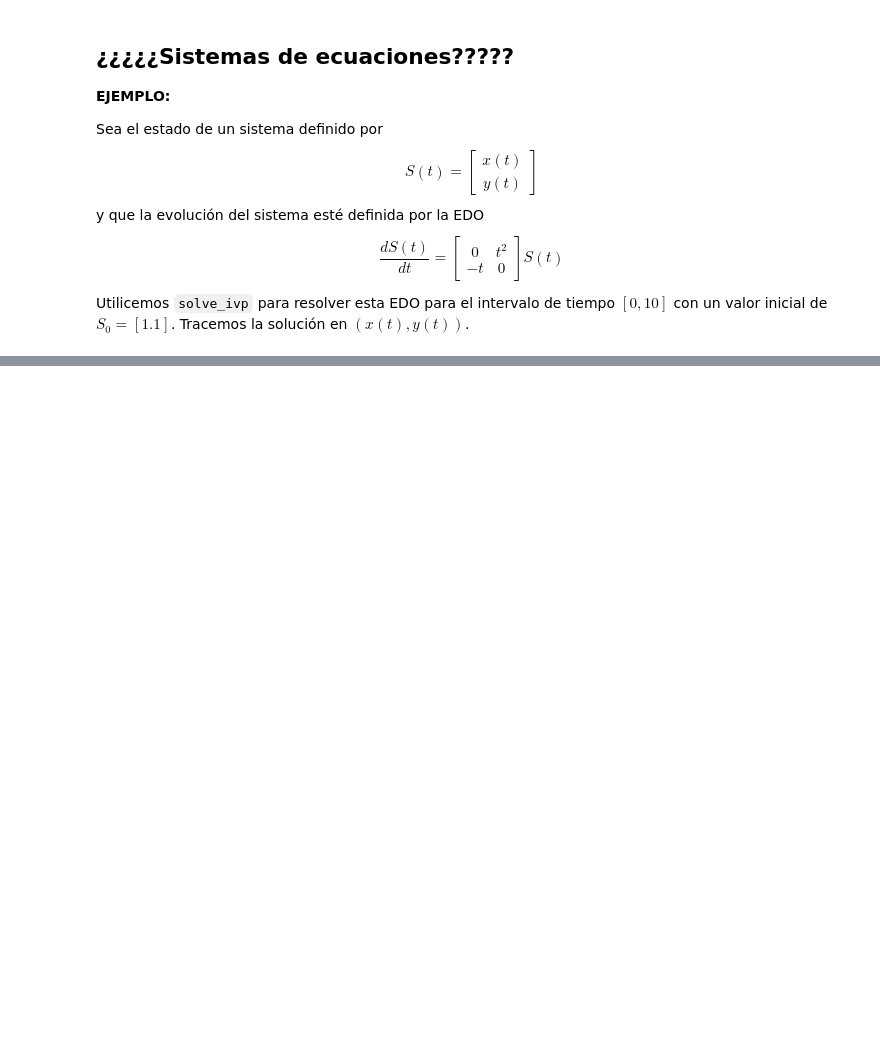
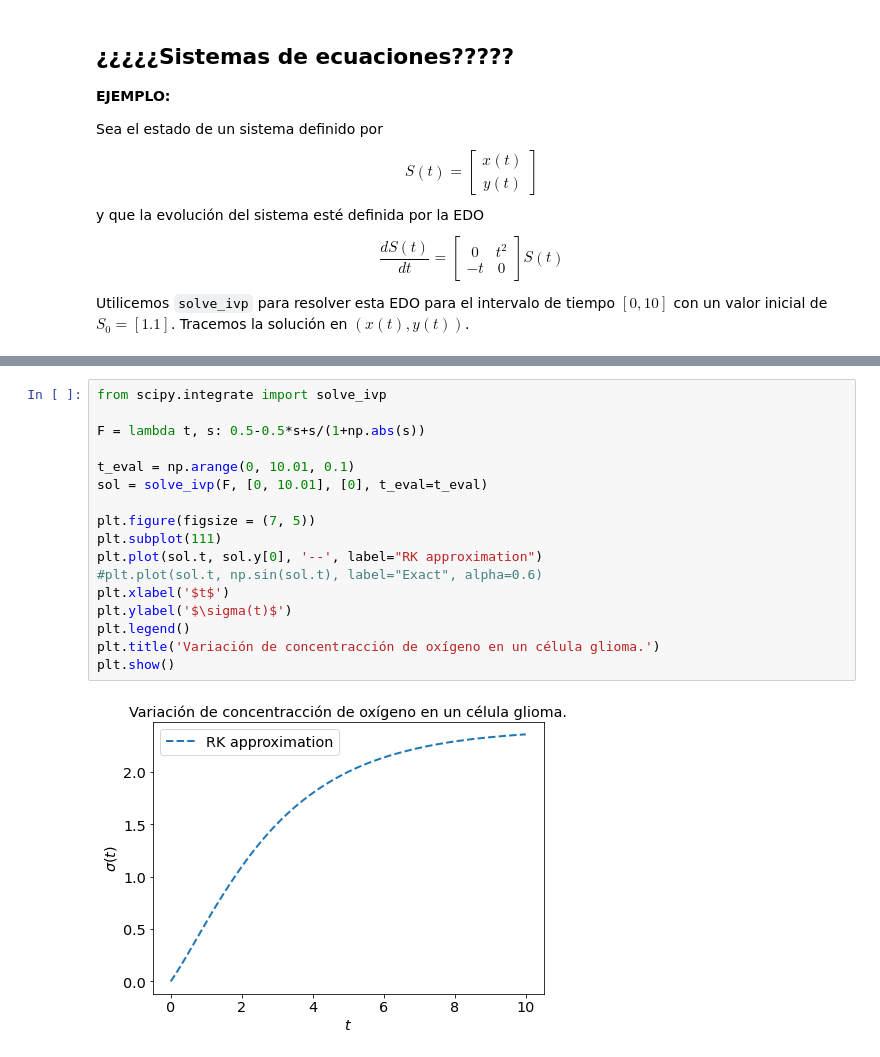
Before and after one commit to LeonardoLopez2218061/ModeladoMatematicoII_LEO, a Jupyter notebook: Notebooks/ODEs_inicial_value_problems.ipynb, the cells around one changed output, grey strips where cells are left out. Saved outputs shown, nothing was run; the diff lists cells and outputs as text; blank space fills up the shorter version.

```diff
--- a/Notebooks/ODEs_inicial_value_problems.ipynb
+++ b/Notebooks/ODEs_inicial_value_problems.ipynb
@@ -615 +618,20 @@ sol
  y_events: None
+# %%
+from scipy.integrate import solve_ivp
+
+F = lambda t, s: 0.5-0.5*s+s/(1+np.abs(s))
+
+t_eval = np.arange(0, 10.01, 0.1)
+sol = solve_ivp(F, [0, 10.01], [0], t_eval=t_eval)
+
+plt.figure(figsize = (7, 5))
+plt.subplot(111)
+plt.plot(sol.t, sol.y[0], '--', label="RK approximation")
+#plt.plot(sol.t, np.sin(sol.t), label="Exact", alpha=0.6)
+plt.xlabel('$t$')
+plt.ylabel('$\sigma(t)$')
+plt.legend()
+plt.title('Variación de concentracción de oxígeno en un célula glioma.')
+plt.show()
+# %% [output]
+[figure, added]
```
Also changed, not shown: parts of 8 cells of this notebook, 1 other file.
